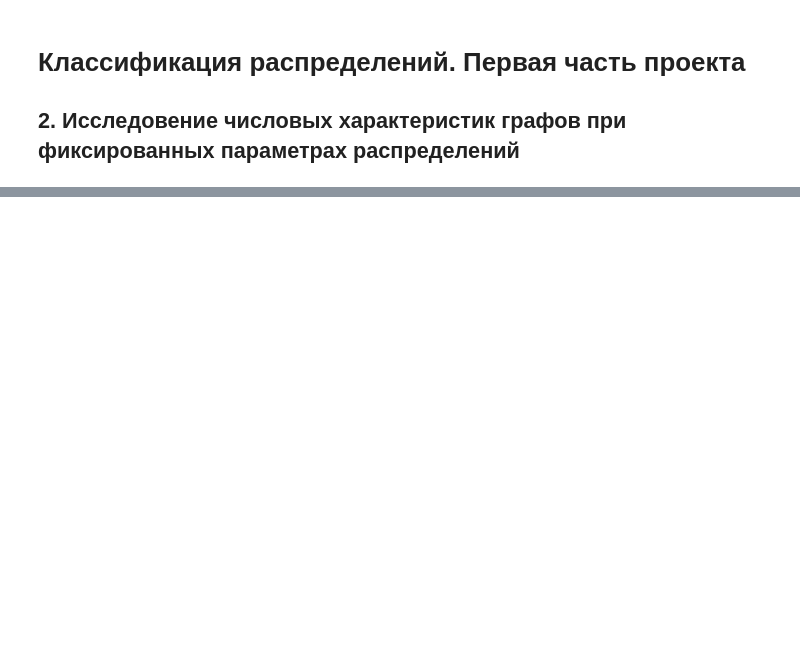
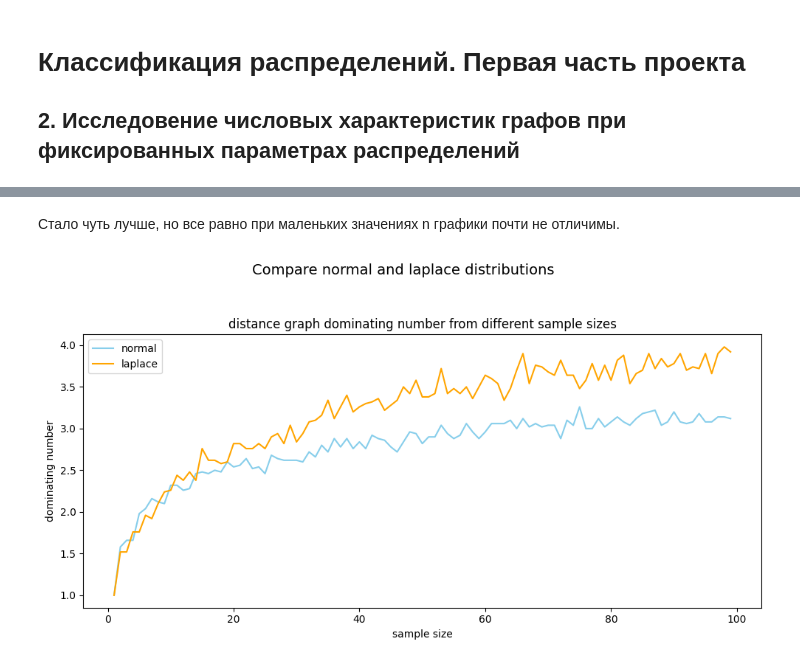
Before and after one commit to maxGrigorenko/DistributionClassifier, a Jupyter notebook: src/experiments_first_part_2.ipynb, the cells around one changed output, grey strips where cells are left out. Saved outputs shown, nothing was run; the diff lists cells and outputs as text; code cells hidden in the pictures; blank space fills up the shorter version.

```diff
--- a/src/experiments_first_part_2.ipynb
+++ b/src/experiments_first_part_2.ipynb
@@ -62 +69,30 @@ plot_n(begin_n=5, end_n=100, step_n=5, graph_type="knn", k=3)
+# %%
+def plot_n_dominating(begin_n, end_n, step_n=1, number_of_experiments=5, d=0.1):
+
+    normal_dominating_number_arr = []
+    normal_delta_arr = []
+    laplace_dominating_number_arr = []
+    laplace_delta_arr = []
+    n_arr = range(begin_n, end_n, step_n)
+    for n in tqdm(n_arr):
+        dominating_number = avg_chars(number_of_experiments=number_of_experiments, n=n, graph_type="distance",
+                                             distribution='normal', sigma=sigma, beta=beta, d=d)
+
+        normal_dominating_number_arr.append(dominating_number)
+
+        dominating_number = avg_chars(number_of_experiments=number_of_experiments, n=n, graph_type="distance",
+                                             distribution='laplace', sigma=sigma, beta=beta, d=d)
+
+        laplace_dominating_number_arr.append(dominating_number)
+
+    plt.figure(figsize=(10, 5))
+    plt.suptitle(f"Compare normal and laplace distributions", fontsize=14, y=1.05)
+    plt.plot(n_arr, normal_dominating_number_arr, color='skyblue', label="normal")
+    plt.plot(n_arr, laplace_dominating_number_arr, color='orange', label="laplace")
+    plt.legend()
+    plt.title(f'distance graph dominating number from different sample sizes')
+    plt.xlabel('sample size')
+    plt.ylabel('dominating number')
+    plt.tight_layout()
+    plt.show()
 # %%
@@ -67,0 +102,6 @@ plot_n(begin_n=5, end_n=100, step_n=5, graph_type="distance", d=0.5, number_of_e
+# %% [markdown]
+Стало чуть лучше, но все равно при маленьких значениях n графики почти не отличимы.
+# %%
+plot_n_dominating(begin_n=1, end_n=100, step_n=1, d=1.0, number_of_experiments=50)
+# %% [output]
+[figure, added]
```
Also changed, not shown: parts of 13 cells of this notebook.
